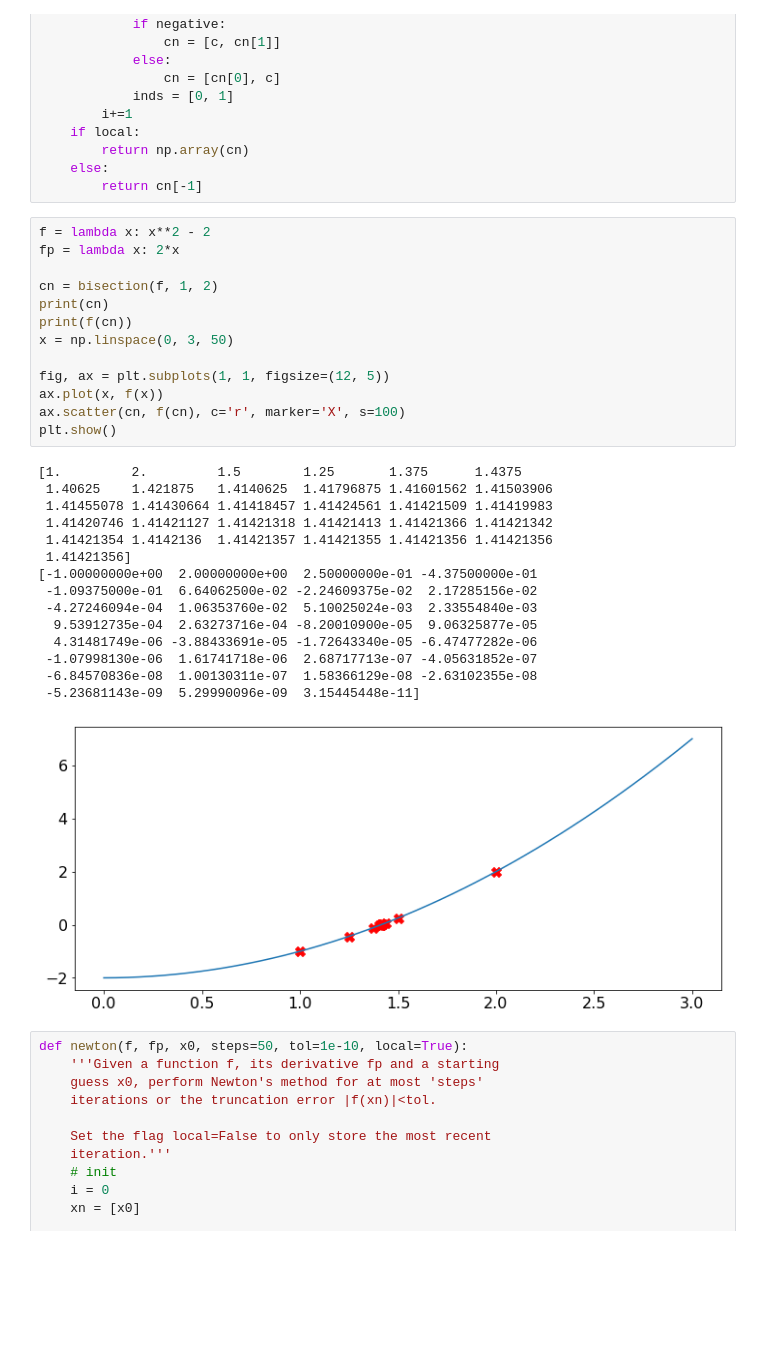
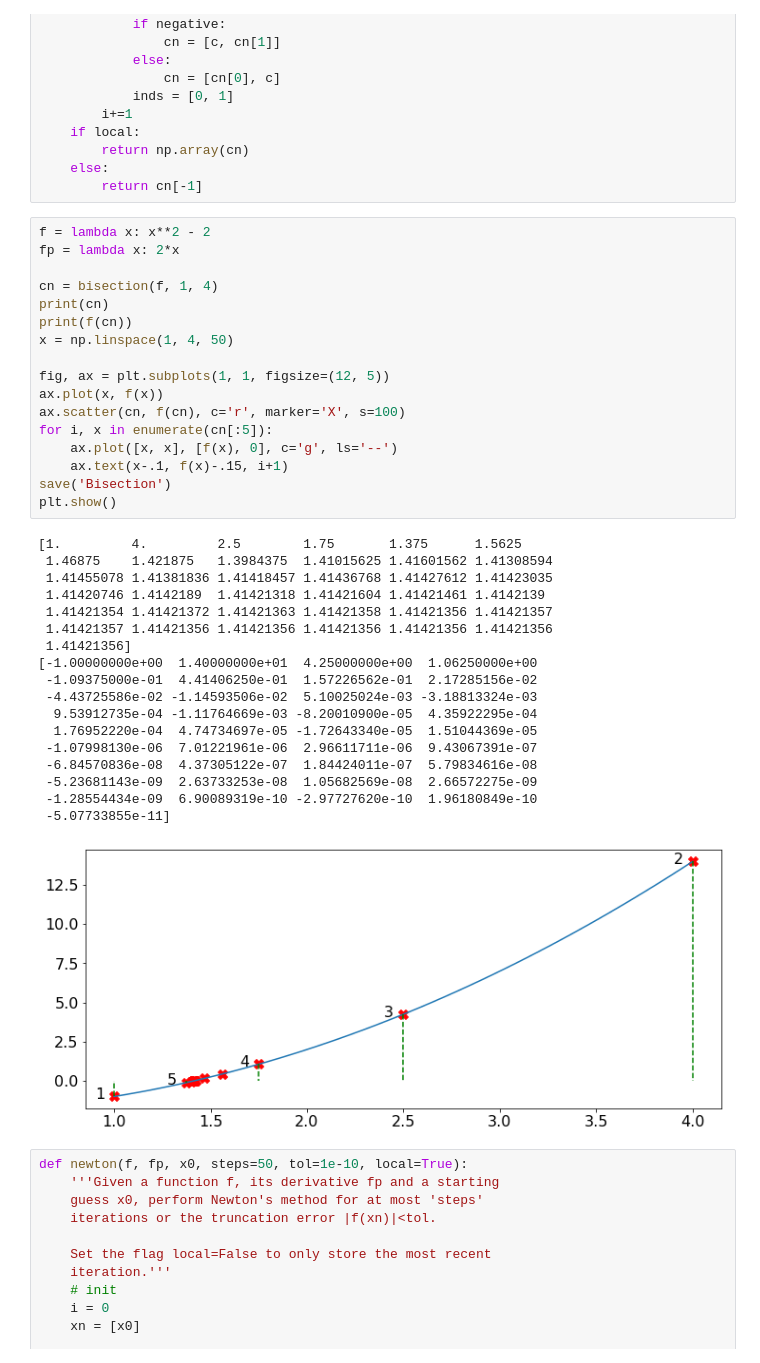
Before and after one commit to tristanpang/numerical-methods-notes, a Jupyter notebook: figures/figures.ipynb, the cells around one changed output. Cells and saved outputs as stored; diff of their text form; blank space fills up the shorter version.

Commit message:
Figures L1-3

```diff
--- a/figures/figures.ipynb
+++ b/figures/figures.ipynb
@@ -55,32 +55,39 @@ def bisection(f, a, b, steps=50, tol=1e-10, local=True):
 # %%
 f = lambda x: x**2 - 2
 fp = lambda x: 2*x
 
-cn = bisection(f, 1, 2)
+cn = bisection(f, 1, 4)
 print(cn)
 print(f(cn))
-x = np.linspace(0, 3, 50)
+x = np.linspace(1, 4, 50)
 
 fig, ax = plt.subplots(1, 1, figsize=(12, 5))
 ax.plot(x, f(x))
 ax.scatter(cn, f(cn), c='r', marker='X', s=100)
+for i, x in enumerate(cn[:5]):
+    ax.plot([x, x], [f(x), 0], c='g', ls='--')
+    ax.text(x-.1, f(x)-.15, i+1)
+save('Bisection')
 plt.show()
 # %% [output]
-[1.         2.         1.5        1.25       1.375      1.4375
- 1.40625    1.421875   1.4140625  1.41796875 1.41601562 1.41503906
- 1.41455078 1.41430664 1.41418457 1.41424561 1.41421509 1.41419983
- 1.41420746 1.41421127 1.41421318 1.41421413 1.41421366 1.41421342
- 1.41421354 1.4142136  1.41421357 1.41421355 1.41421356 1.41421356
+[1.         4.         2.5        1.75       1.375      1.5625
+ 1.46875    1.421875   1.3984375  1.41015625 1.41601562 1.41308594
+ 1.41455078 1.41381836 1.41418457 1.41436768 1.41427612 1.41423035
+ 1.41420746 1.4142189  1.41421318 1.41421604 1.41421461 1.4142139
+ 1.41421354 1.41421372 1.41421363 1.41421358 1.41421356 1.41421357
+ 1.41421357 1.41421356 1.41421356 1.41421356 1.41421356 1.41421356
  1.41421356]
-[-1.00000000e+00  2.00000000e+00  2.50000000e-01 -4.37500000e-01
- -1.09375000e-01  6.64062500e-02 -2.24609375e-02  2.17285156e-02
- -4.27246094e-04  1.06353760e-02  5.10025024e-03  2.33554840e-03
-  9.53912735e-04  2.63273716e-04 -8.20010900e-05  9.06325877e-05
-  4.31481749e-06 -3.88433691e-05 -1.72643340e-05 -6.47477282e-06
- -1.07998130e-06  1.61741718e-06  2.68717713e-07 -4.05631852e-07
- -6.84570836e-08  1.00130311e-07  1.58366129e-08 -2.63102355e-08
- -5.23681143e-09  5.29990096e-09  3.15445448e-11]
+[-1.00000000e+00  1.40000000e+01  4.25000000e+00  1.06250000e+00
+ -1.09375000e-01  4.41406250e-01  1.57226562e-01  2.17285156e-02
+ -4.43725586e-02 -1.14593506e-02  5.10025024e-03 -3.18813324e-03
+  9.53912735e-04 -1.11764669e-03 -8.20010900e-05  4.35922295e-04
+  1.76952220e-04  4.74734697e-05 -1.72643340e-05  1.51044369e-05
+ -1.07998130e-06  7.01221961e-06  2.96611711e-06  9.43067391e-07
+ -6.84570836e-08  4.37305122e-07  1.84424011e-07  5.79834616e-08
+ -5.23681143e-09  2.63733253e-08  1.05682569e-08  2.66572275e-09
+ -1.28554434e-09  6.90089319e-10 -2.97727620e-10  1.96180849e-10
+ -5.07733855e-11]
-[figure, old version]
+[figure, new version]
 # %%
 def newton(f, fp, x0, steps=50, tol=1e-10, local=True):
     '''Given a function f, its derivative fp and a starting
```
Also changed, not shown: parts of 5 cells of this notebook, 7 other files.
